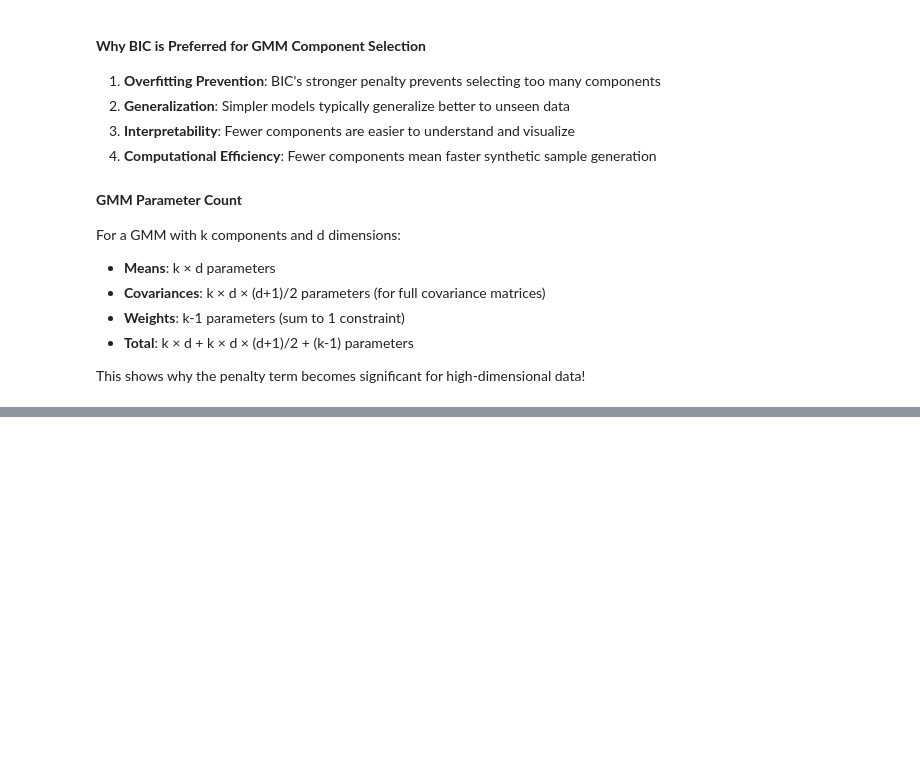
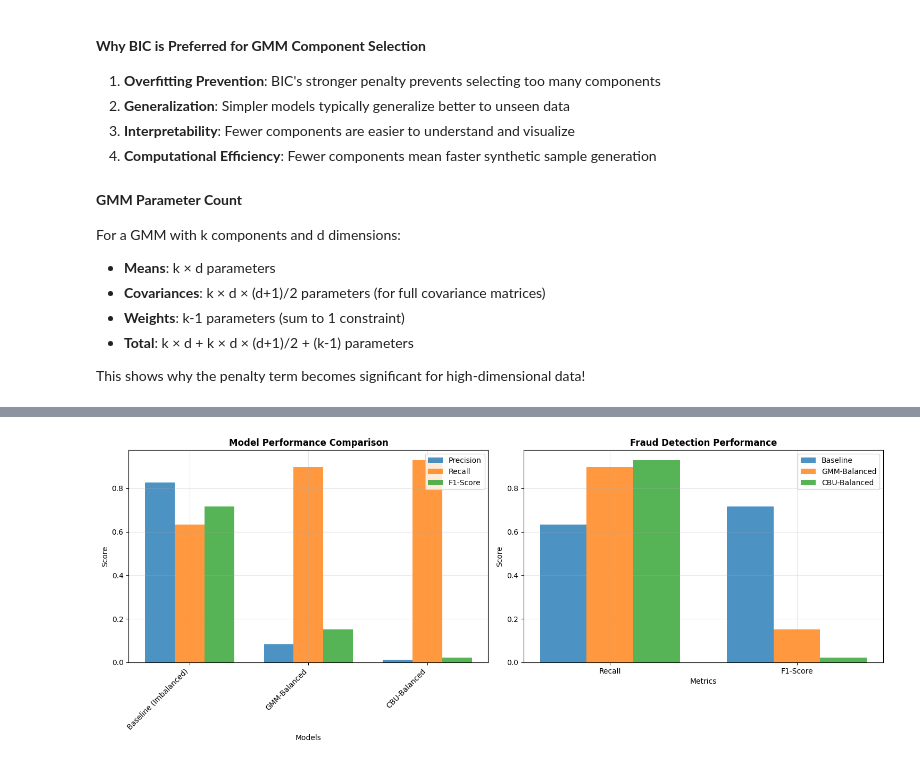
Before and after one commit to ha-rish-23/assignment-4-ha-rish-23, a Jupyter notebook: synthetic_sampling.ipynb, the cells around one changed output, grey strips where cells are left out. Cells and saved outputs as stored; diff of their text form; code cells hidden in the pictures; blank space fills up the shorter version.

```diff
--- a/synthetic_sampling.ipynb
+++ b/synthetic_sampling.ipynb
@@ -612,0 +876,16 @@ This results in higher-quality synthetic samples that better represent the true
+# %%
+# Train models on balanced datasets
+print("TRAINING MODELS ON BALANCED DATASETS")
+print("=" * 40)
+
+# 1. Train on GMM-balanced data
+print("1. Training on GMM-balanced data...")
+gmm_model = LogisticRegression(random_state=42, max_iter=1000)
+gmm_model.fit(X_train_balanced, y_train_balanced)
+
+# 2. Train on CBU-balanced data
+print("2. Training on CBU-balanced data...")
+cbu_model = LogisticRegression(random_state=42, max_iter=1000)
+cbu_model.fit(X_cbu_balanced, y_cbu_balanced)
+
+print("✓ Both models trained successfully!")
@@ -612,0 +943,69 @@ This results in higher-quality synthetic samples that better represent the true
+# %%
+# Create comparison visualization
+fig, (ax1, ax2) = plt.subplots(1, 2, figsize=(15, 6))
+
+# Bar chart comparison
+models = results_df['Model']
+metrics = ['Precision', 'Recall', 'F1-Score']
+x = np.arange(len(models))
+width = 0.25
+
+for i, metric in enumerate(metrics):
+    values = results_df[metric]
+    ax1.bar(x + i*width, values, width, label=metric, alpha=0.8)
+
+ax1.set_xlabel('Models')
+ax1.set_ylabel('Score')
+ax1.set_title('Model Performance Comparison', fontweight='bold')
+ax1.set_xticks(x + width)
+ax1.set_xticklabels(models, rotation=45, ha='right')
+ax1.legend()
+ax1.grid(True, alpha=0.3)
+
+# Focused comparison on key metrics
+key_metrics = ['Recall', 'F1-Score']
+baseline_values = [results_df.loc[0, metric] for metric in key_metrics]
+gmm_values = [results_df.loc[1, metric] for metric in key_metrics]
+cbu_values = [results_df.loc[2, metric] for metric in key_metrics]
+
+x2 = np.arange(len(key_metrics))
+ax2.bar(x2 - 0.25, baseline_values, 0.25, label='Baseline', alpha=0.8)
+ax2.bar(x2, gmm_values, 0.25, label='GMM-Balanced', alpha=0.8)
+ax2.bar(x2 + 0.25, cbu_values, 0.25, label='CBU-Balanced', alpha=0.8)
+
+ax2.set_xlabel('Metrics')
+ax2.set_ylabel('Score')
+ax2.set_title('Fraud Detection Performance', fontweight='bold')
+ax2.set_xticks(x2)
+ax2.set_xticklabels(key_metrics)
+ax2.legend()
+ax2.grid(True, alpha=0.3)
+
+plt.tight_layout()
+plt.show()
+
+# Performance improvement analysis
+print("\nPERFORMANCE IMPROVEMENT ANALYSIS:")
+baseline_recall = results_df.loc[0, 'Recall']
+gmm_recall = results_df.loc[1, 'Recall']
+cbu_recall = results_df.loc[2, 'Recall']
+
+recall_improvement_gmm = ((gmm_recall - baseline_recall) / baseline_recall) * 100
+recall_improvement_cbu = ((cbu_recall - baseline_recall) / baseline_recall) * 100
+
+print(f"Recall Improvements:")
+print(f"  GMM vs Baseline: {recall_improvement_gmm:+.1f}%")
+print(f"  CBU vs Baseline: {recall_improvement_cbu:+.1f}%")
+
+baseline_f1 = results_df.loc[0, 'F1-Score']
+gmm_f1 = results_df.loc[1, 'F1-Score']
+cbu_f1 = results_df.loc[2, 'F1-Score']
+
+f1_improvement_gmm = ((gmm_f1 - baseline_f1) / baseline_f1) * 100
+f1_improvement_cbu = ((cbu_f1 - baseline_f1) / baseline_f1) * 100
+
+print(f"\nF1-Score Improvements:")
+print(f"  GMM vs Baseline: {f1_improvement_gmm:+.1f}%")
+print(f"  CBU vs Baseline: {f1_improvement_cbu:+.1f}%")
+# %% [output]
+[figure, added]
```
Also changed, not shown: parts of 20 cells of this notebook.
